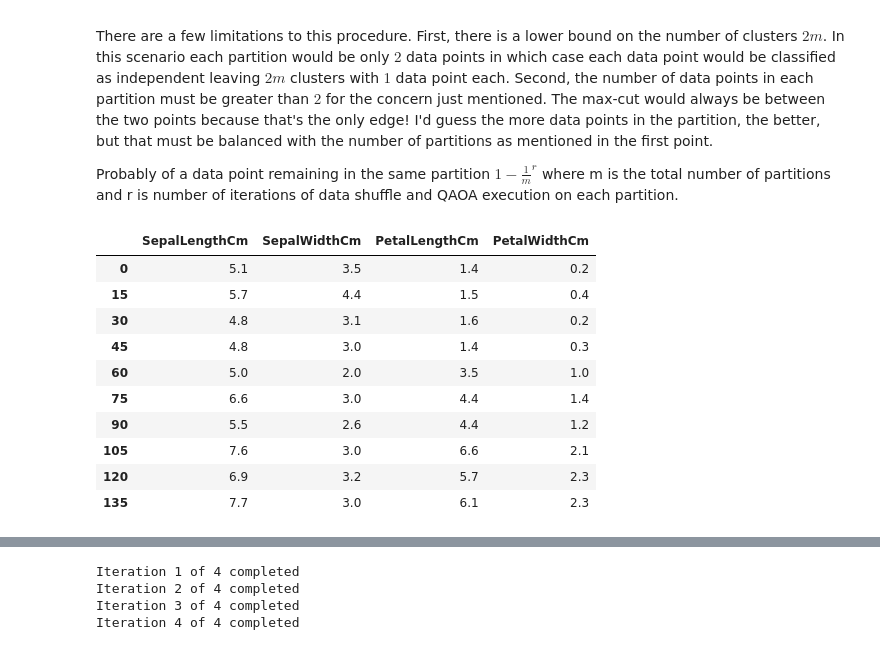
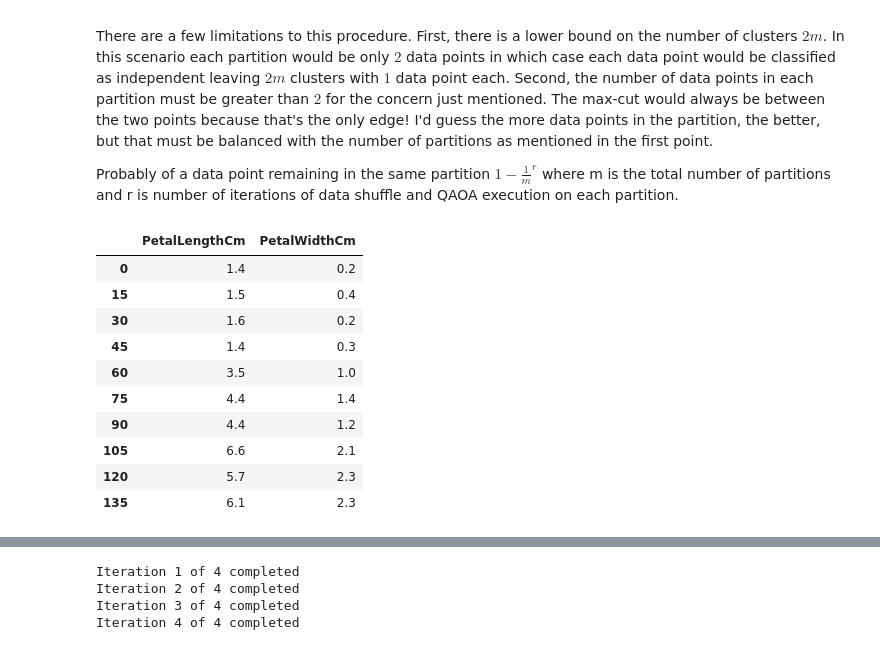
Before and after one commit to ajrazander/Unsupervised-QML, a Jupyter notebook: Unsupervised_Learning.ipynb, the cells around one changed output, grey strips where cells are left out. Drawn from its saved outputs; the diff is of its cells as text; code cells hidden in the pictures.

```diff
--- a/Unsupervised_Learning.ipynb
+++ b/Unsupervised_Learning.ipynb
@@ -258,22 +259,24 @@ def calc_w_exp_decay(data_array):
             w[i, j] = np.exp(-np.linalg.norm(data_array[i]-data_array[j]) / length_scale)
     return w
 # %%
-# Remove Iris labels
-data_full = df.loc[:,['SepalLengthCm','SepalWidthCm','PetalLengthCm','PetalWidthCm']]
+# Remove Iris labels and Sepal dimensions
+data_full = df.loc[:,['PetalLengthCm','PetalWidthCm']]
 
 # Reduce number of data points, will be removed later
+# Dataframe with species labels
 df_sub = df[::15]
+# Dataframe without species lables
 data_sub = data_full[::15]
 data_sub
 # %% [output]
-|  | SepalLengthCm | SepalWidthCm | PetalLengthCm | PetalWidthCm |
-| 0 | 5.1 | 3.5 | 1.4 | 0.2 |
-| 15 | 5.7 | 4.4 | 1.5 | 0.4 |
-| 30 | 4.8 | 3.1 | 1.6 | 0.2 |
-| 45 | 4.8 | 3.0 | 1.4 | 0.3 |
-| 60 | 5.0 | 2.0 | 3.5 | 1.0 |
-| 75 | 6.6 | 3.0 | 4.4 | 1.4 |
-| 90 | 5.5 | 2.6 | 4.4 | 1.2 |
-| 105 | 7.6 | 3.0 | 6.6 | 2.1 |
-| 120 | 6.9 | 3.2 | 5.7 | 2.3 |
-| 135 | 7.7 | 3.0 | 6.1 | 2.3 |
+|  | PetalLengthCm | PetalWidthCm |
+| 0 | 1.4 | 0.2 |
+| 15 | 1.5 | 0.4 |
+| 30 | 1.6 | 0.2 |
+| 45 | 1.4 | 0.3 |
+| 60 | 3.5 | 1.0 |
+| 75 | 4.4 | 1.4 |
+| 90 | 4.4 | 1.2 |
+| 105 | 6.6 | 2.1 |
+| 120 | 5.7 | 2.3 |
+| 135 | 6.1 | 2.3 |
```
Also changed, not shown: parts of 11 cells of this notebook.
